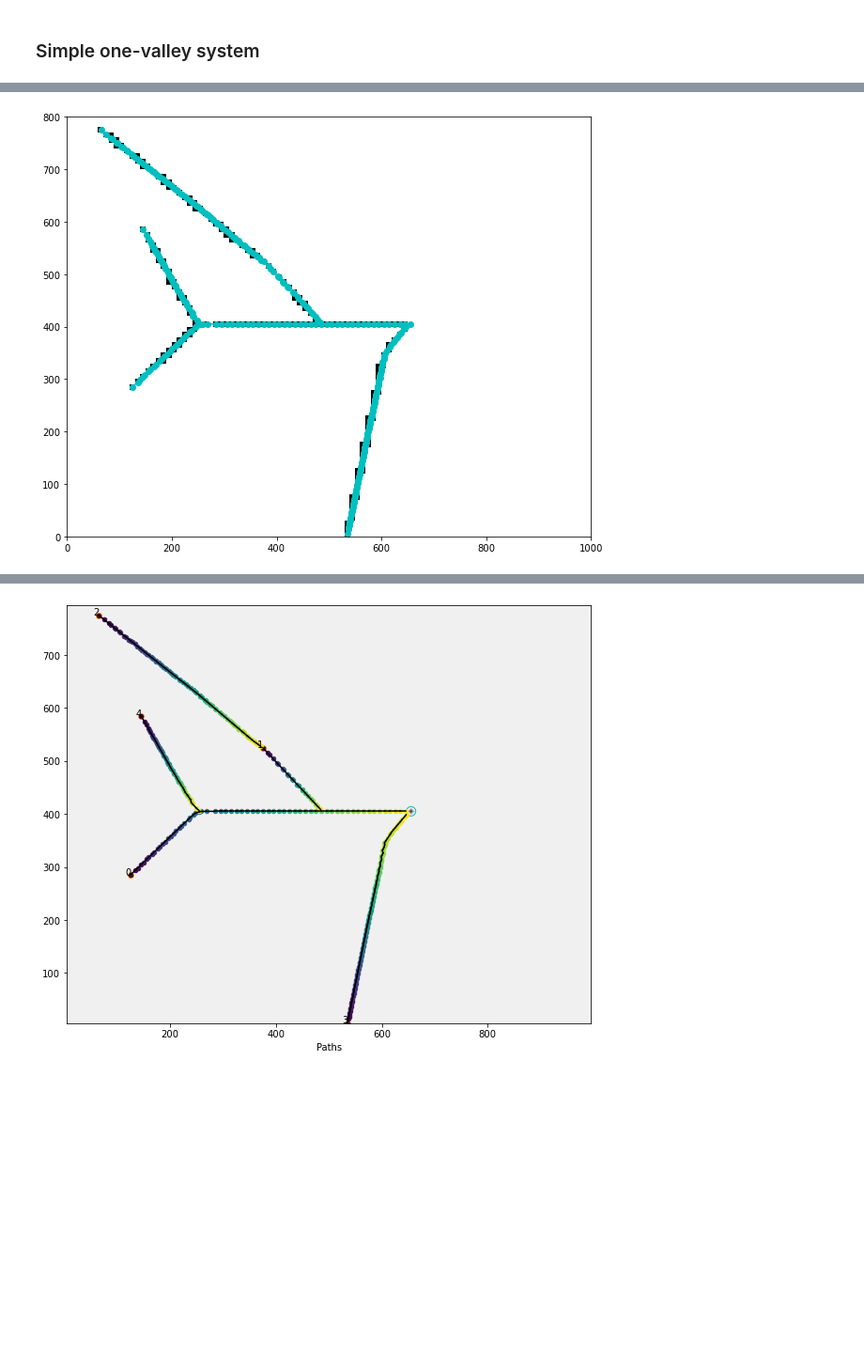
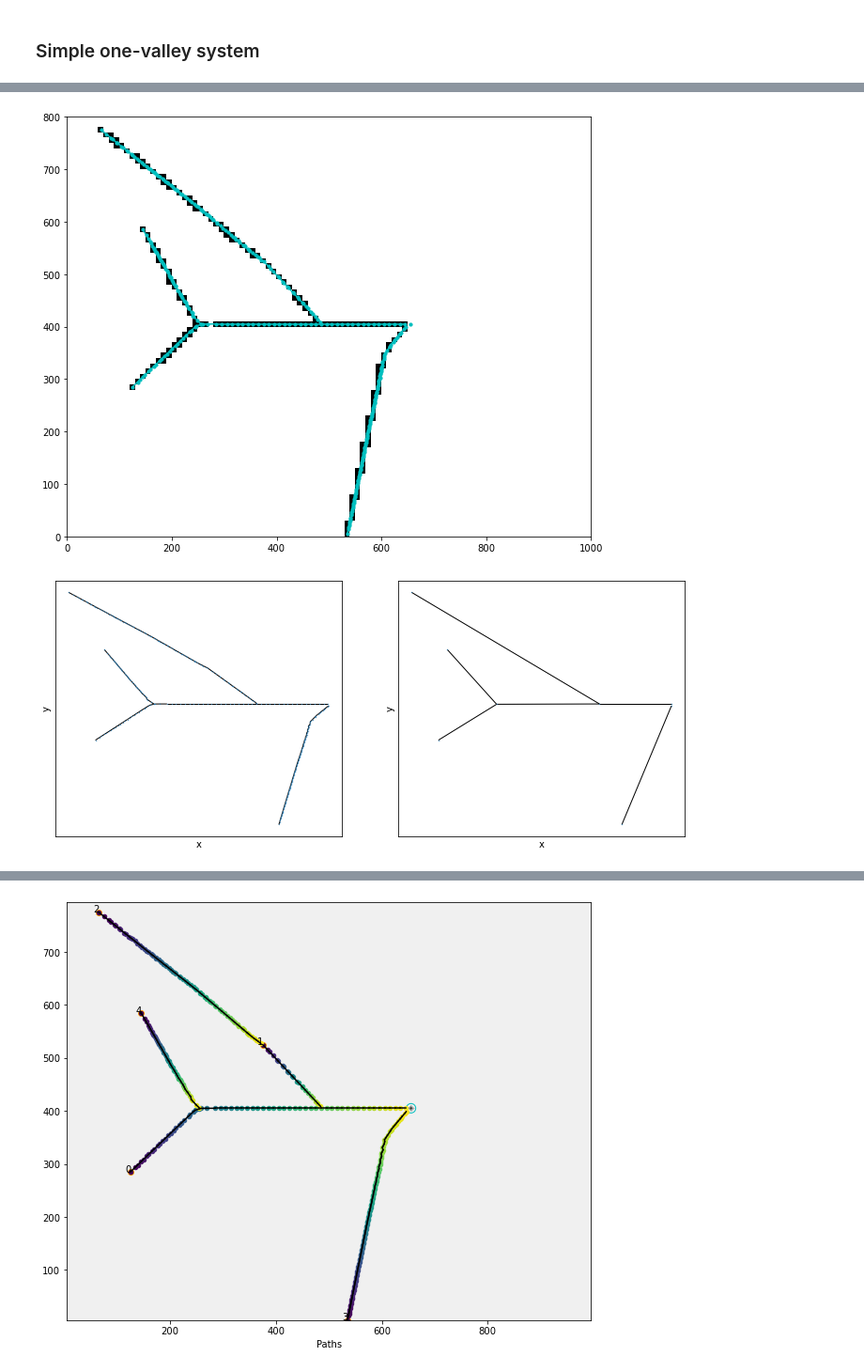
Before and after one commit to randlab/pyKasso, a Jupyter notebook: notebooks/pyKasso_HFM.ipynb, the cells around one changed output, grey strips where cells are left out. Shown at 94% size. Cells and saved outputs as stored; diff of their text form; code cells hidden in the pictures; blank space fills up the shorter version.

```diff
--- a/notebooks/pyKasso_HFM.ipynb
+++ b/notebooks/pyKasso_HFM.ipynb
@@ -146,17 +153,18 @@ Computing:
 [figure]
 [figure]
 # %%
+#Plot network
 f = plt.figure(figsize=(10,10))
 plt.imshow(catchment.maps['karst_hfm'][-1], origin='lower', extent=catchment.grid.extent, cmap='gray_r')
-catchment.karst_simulations[0].network
 
 nodes = catchment.karst_simulations[0].network['nodes']
 edges = catchment.karst_simulations[0].network['edges']
+graph = catchment.karst_simulations[0].network['karstnet']
 
 run = True
 if run==True:
     for n in range(len(nodes)):
-        plt.scatter(nodes[n][0],nodes[n][1], c='c')
+        plt.scatter(nodes[n][0],nodes[n][1], c='c', s=10)
     for edge in enumerate(edges):
             #print(edge, edge[1][1])
             #print(nodes[nodes[0]==edge[1][0]])
@@ -166,6 +174,9 @@ if run==True:
             toY   = nodes[edge[1][1]][1]
             #print('fromX',fromX,'fromY',fromY,'toX',toX,'toY',toY)
             plt.plot([fromX,toX],[fromY,toY], c='c') #plot links
-#print(nodes)
-#print(edges)
+print(nodes)
+print(edges)
+#print(graph)
+
+graph.plot()
 # %% [output]
@@ -174 +185,2 @@ Warning: This network contains  0 looping branche.s Tortuosity is infinite on a
-[figure, old version]
+[figure, new version]
+[figure, added]
```
Also changed, not shown: parts of 11 cells of this notebook, 5 other files.
